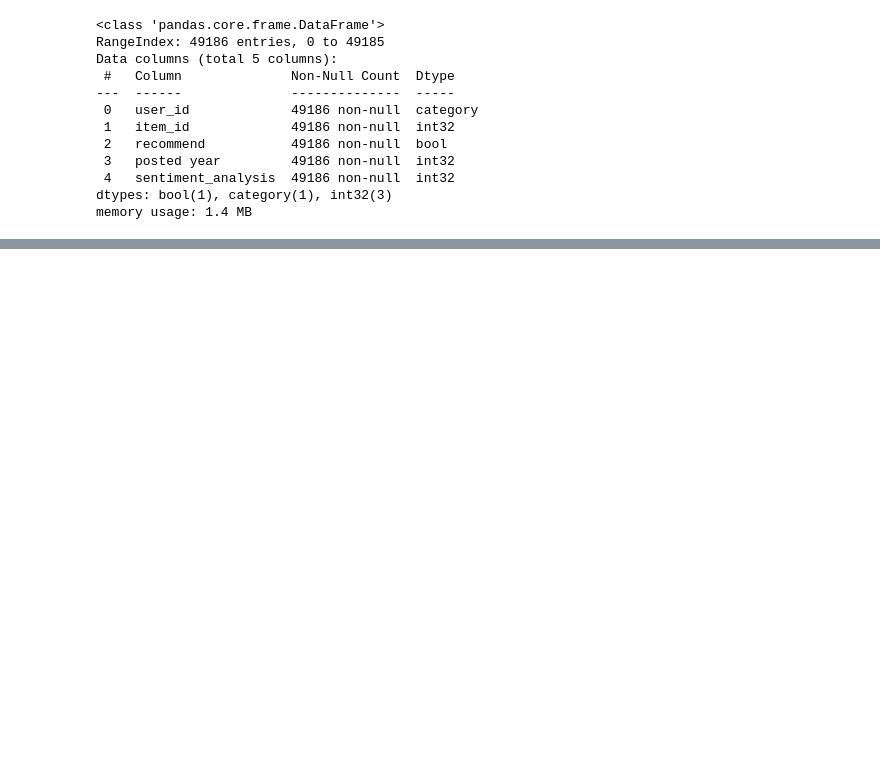
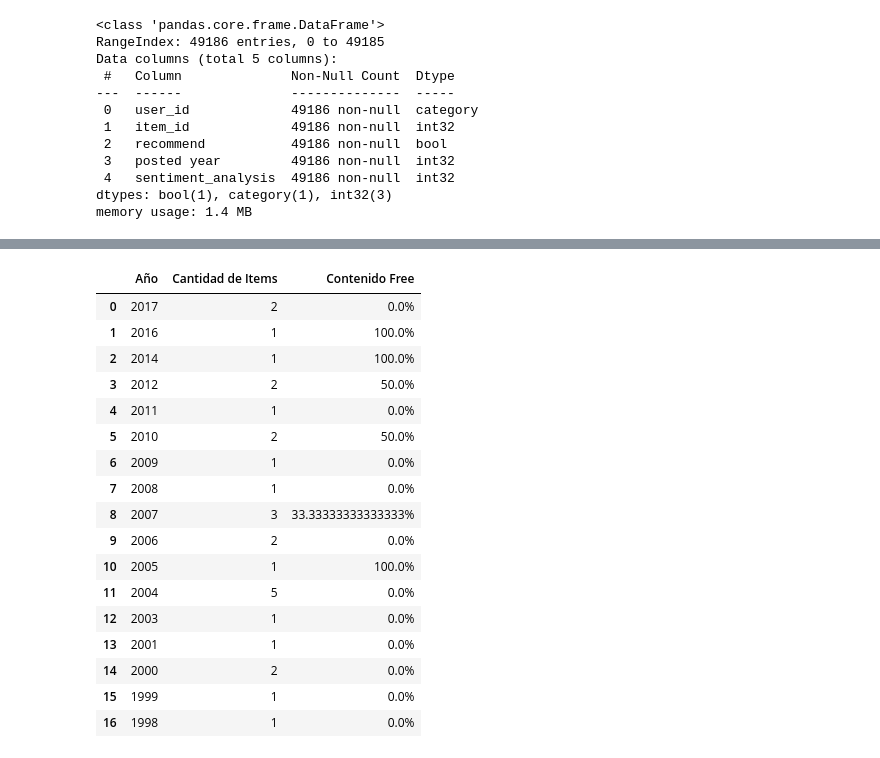
Before and after one commit to castrodrigo7/PI_MLOps-STEAM, a Jupyter notebook: test.ipynb, the cells around one changed output, grey strips where cells are left out. Drawn from its saved outputs; the diff is of its cells as text; code cells hidden in the pictures; blank space fills up the shorter version.

```diff
--- a/test.ipynb
+++ b/test.ipynb
@@ -118,0 +154,44 @@ memory usage: 88.8 MB
+# %%
+def developer(desarrollador: str) -> Dict[str, List[Dict[str, str]]]:
+    cols_1 = ['developer', 'price', 'year']
+    df = pd.read_parquet('datasets/dfgames.parquet', columns=cols_1)
+    # Convertir el nombre del desarrollador a minúsculas para manejar de manera consistente las cadenas de texto
+    desarrollador = desarrollador.lower()
+
+    # Filtrar los juegos del desarrollador
+    df_dev = df[df['developer'].str.lower() == desarrollador]
+
+    # Calcular la cantidad de items y porcentaje de contenido Free por año
+    result = []
+    for year in sorted(df_dev['year'].unique(), reverse=True):  # Ordenar los años de manera descendente
+        df_year = df_dev[df_dev['year'] == year]
+        total_items = len(df_year)
+        free_items = len(df_year[df_year['price'] == 0])
+        free_percentage = (free_items / total_items) * 100
+        result.append({"Año": year, "Cantidad de Items": total_items, "Contenido Free": f"{free_percentage}%"})
+
+    # Convertir la lista de resultados en un DataFrame
+    df_result = pd.DataFrame(result)
+
+    return df_result
+# %%
+developer('valve')
+# %% [output]
+|  | Año | Cantidad de Items | Contenido Free |
+| 0 | 2017 | 2 | 0.0% |
+| 1 | 2016 | 1 | 100.0% |
+| 2 | 2014 | 1 | 100.0% |
+| 3 | 2012 | 2 | 50.0% |
+| 4 | 2011 | 1 | 0.0% |
+| 5 | 2010 | 2 | 50.0% |
+| 6 | 2009 | 1 | 0.0% |
+| 7 | 2008 | 1 | 0.0% |
+| 8 | 2007 | 3 | 33.33333333333333% |
+| 9 | 2006 | 2 | 0.0% |
+| 10 | 2005 | 1 | 100.0% |
+| 11 | 2004 | 5 | 0.0% |
+| 12 | 2003 | 1 | 0.0% |
+| 13 | 2001 | 1 | 0.0% |
+| 14 | 2000 | 2 | 0.0% |
+| 15 | 1999 | 1 | 0.0% |
+| 16 | 1998 | 1 | 0.0% |
```
Also changed, not shown: parts of 9 cells of this notebook, 5 other files.
